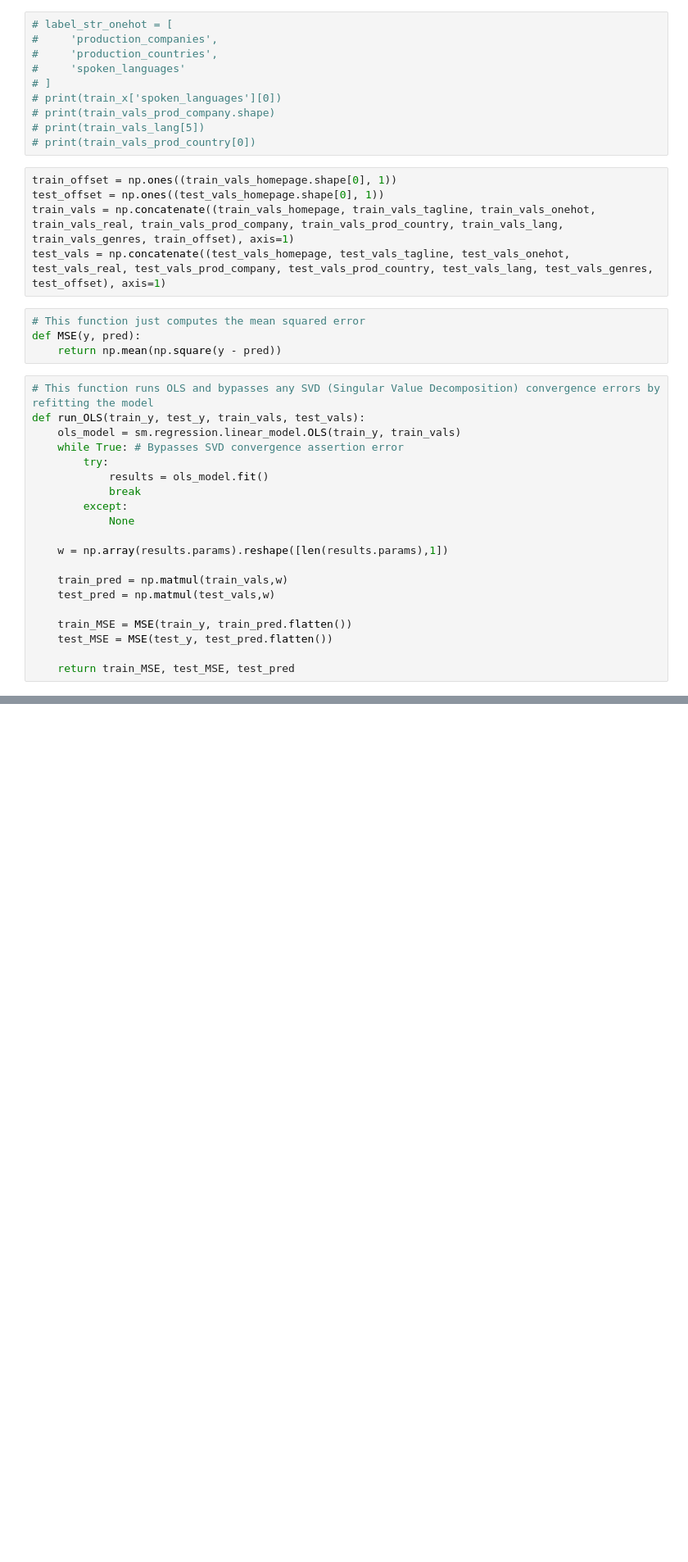
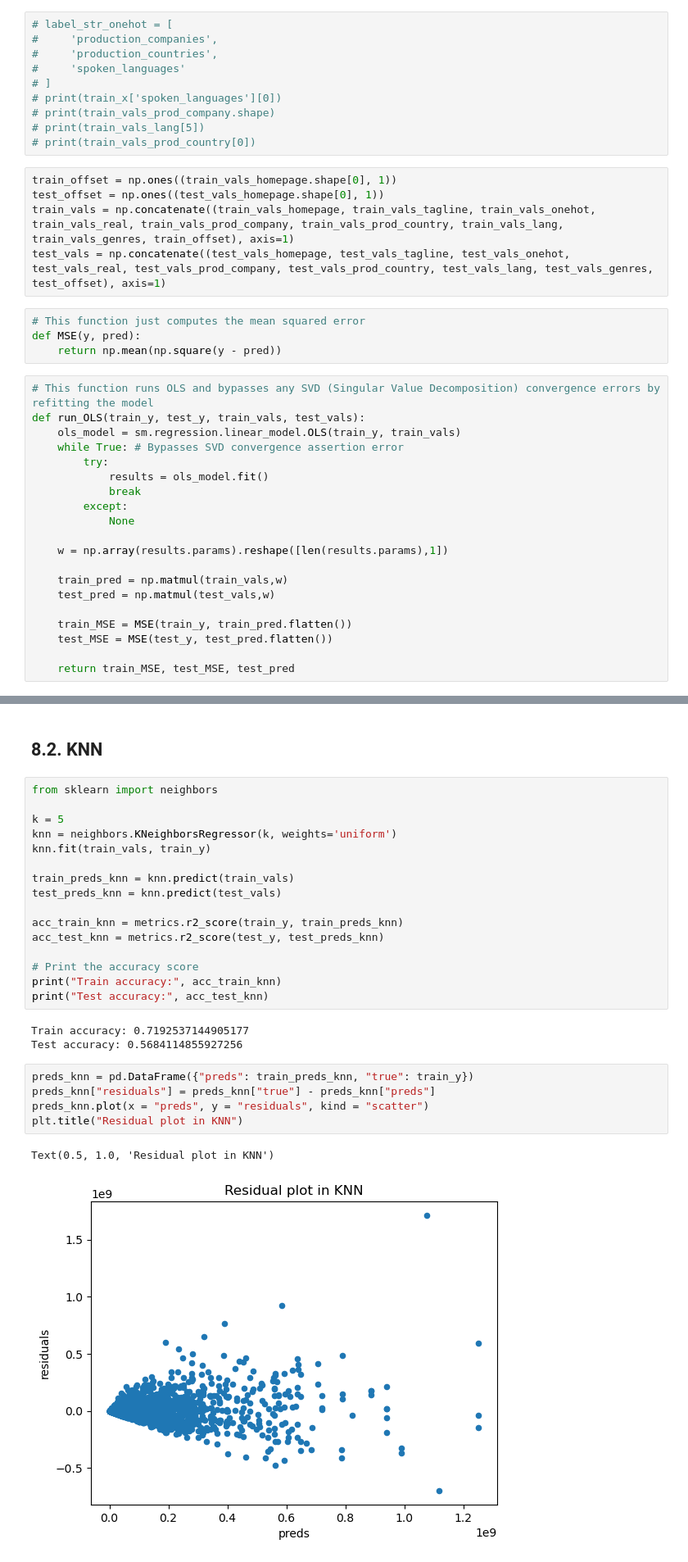
Before and after one commit to JoyceHuangEC/ORIE5741_project, a Jupyter notebook: tmdb.ipynb, the cells around one changed output, grey strips where cells are left out. Shown: that part at 82% size. Cells and saved outputs as stored; diff of their text form; blank space fills up the shorter version.

```diff
--- a/tmdb.ipynb
+++ b/tmdb.ipynb
@@ -333,0 +460,29 @@ print(metrics.mean_squared_log_error(test_y, test_pred))
+# %% [markdown]
+## 8.2. KNN
+# %%
+from sklearn import neighbors
+
+k = 5
+knn = neighbors.KNeighborsRegressor(k, weights='uniform')
+knn.fit(train_vals, train_y)
+
+train_preds_knn = knn.predict(train_vals)
+test_preds_knn = knn.predict(test_vals)
+
+acc_train_knn = metrics.r2_score(train_y, train_preds_knn)
+acc_test_knn = metrics.r2_score(test_y, test_preds_knn)
+
+# Print the accuracy score
+print("Train accuracy:", acc_train_knn)
+print("Test accuracy:", acc_test_knn)
+# %% [output]
+Train accuracy: 0.7192537144905177
+Test accuracy: 0.5684114855927256
+# %%
+preds_knn = pd.DataFrame({"preds": train_preds_knn, "true": train_y})
+preds_knn["residuals"] = preds_knn["true"] - preds_knn["preds"]
+preds_knn.plot(x = "preds", y = "residuals", kind = "scatter")
+plt.title("Residual plot in KNN")
+# %% [output]
+Text(0.5, 1.0, 'Residual plot in KNN')
+[figure, added]
```
Also changed, not shown: parts of 26 cells of this notebook.
